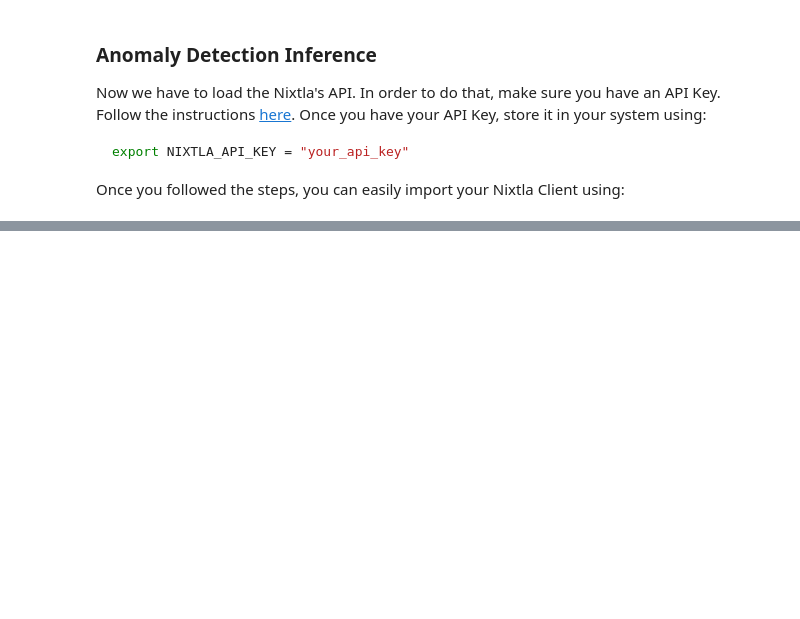
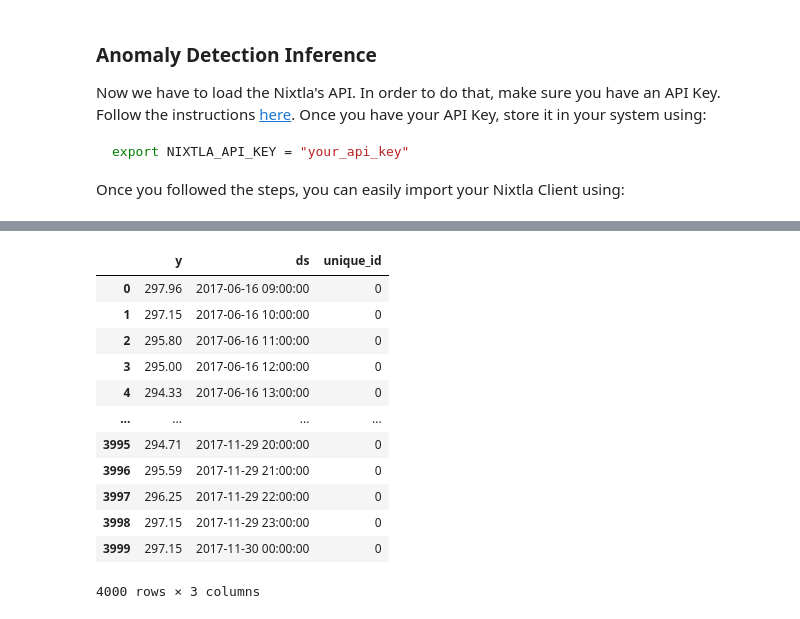
Before and after one commit to PieroPaialungaAI/AnomalyDetectionNixtla, a Jupyter notebook: temp.ipynb, the cells around one changed output, grey strips where cells are left out. Saved outputs shown, nothing was run; the diff lists cells and outputs as text; code cells hidden in the pictures; blank space fills up the shorter version.

```diff
--- a/temp.ipynb
+++ b/temp.ipynb
@@ -141,0 +163,16 @@ anomaly_calibrator.load_nixtla_client()
+# %%
+anomaly_calibrator.input_data['ds']
+# %% [output]
+|  | y | ds | unique_id |
+| 0 | 297.96 | 2017-06-16 09:00:00 | 0 |
+| 1 | 297.15 | 2017-06-16 10:00:00 | 0 |
+| 2 | 295.80 | 2017-06-16 11:00:00 | 0 |
+| 3 | 295.00 | 2017-06-16 12:00:00 | 0 |
+| 4 | 294.33 | 2017-06-16 13:00:00 | 0 |
+| ... | ... | ... | ... |
+| 3995 | 294.71 | 2017-11-29 20:00:00 | 0 |
+| 3996 | 295.59 | 2017-11-29 21:00:00 | 0 |
+| 3997 | 296.25 | 2017-11-29 22:00:00 | 0 |
+| 3998 | 297.15 | 2017-11-29 23:00:00 | 0 |
+| 3999 | 297.15 | 2017-11-30 00:00:00 | 0 |
+4000 rows × 3 columns
```
Also changed, not shown: parts of 2 cells of this notebook, 1 other file.
